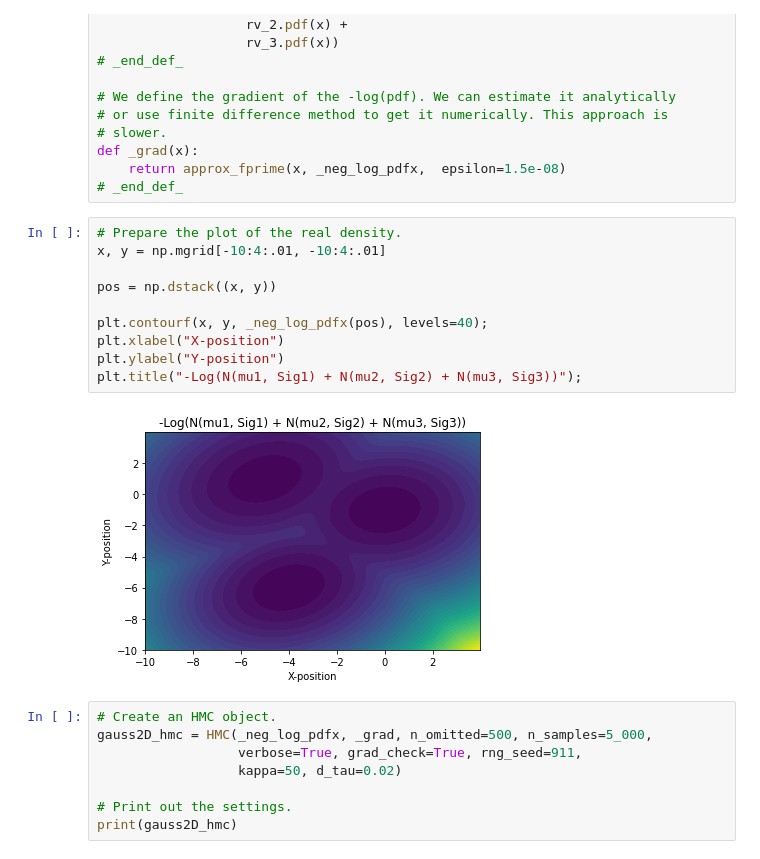
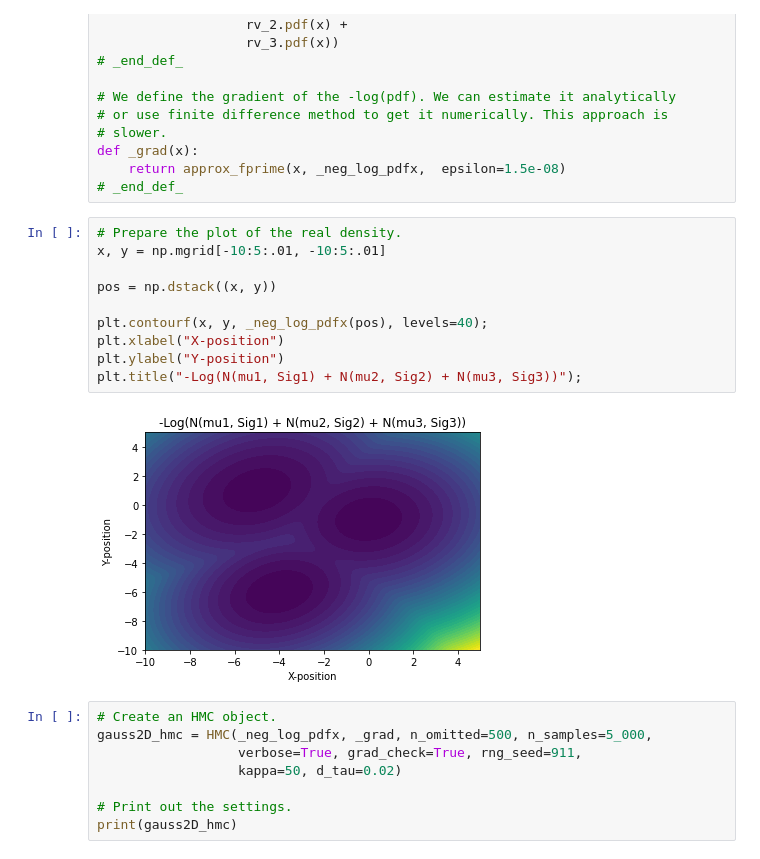
Before and after one commit to vrettasm/HamiltonianMonteCarlo, a Jupyter notebook: example_multivariate_normal.ipynb, the cells around one changed output. Drawn from its saved outputs; the diff is of its cells as text.

Commit message:
Updates in plots.

```diff
--- a/example_multivariate_normal.ipynb
+++ b/example_multivariate_normal.ipynb
@@ -43,16 +43,16 @@ def _grad(x):
 # _end_def_
 # %%
 # Prepare the plot of the real density.
-x, y = np.mgrid[-10:4:.01, -10:4:.01]
+x, y = np.mgrid[-10:5:.01, -10:5:.01]
 
 pos = np.dstack((x, y))
 
 plt.contourf(x, y, _neg_log_pdfx(pos), levels=40);
 plt.xlabel("X-position")
 plt.ylabel("Y-position")
 plt.title("-Log(N(mu1, Sig1) + N(mu2, Sig2) + N(mu3, Sig3))");
 # %% [output]
-[figure, old version]
+[figure, new version]
 # %%
 # Create an HMC object.
 gauss2D_hmc = HMC(_neg_log_pdfx, _grad, n_omitted=500, n_samples=5_000,
```
Also changed, not shown: parts of 1 cell of this notebook, 1 other file.
